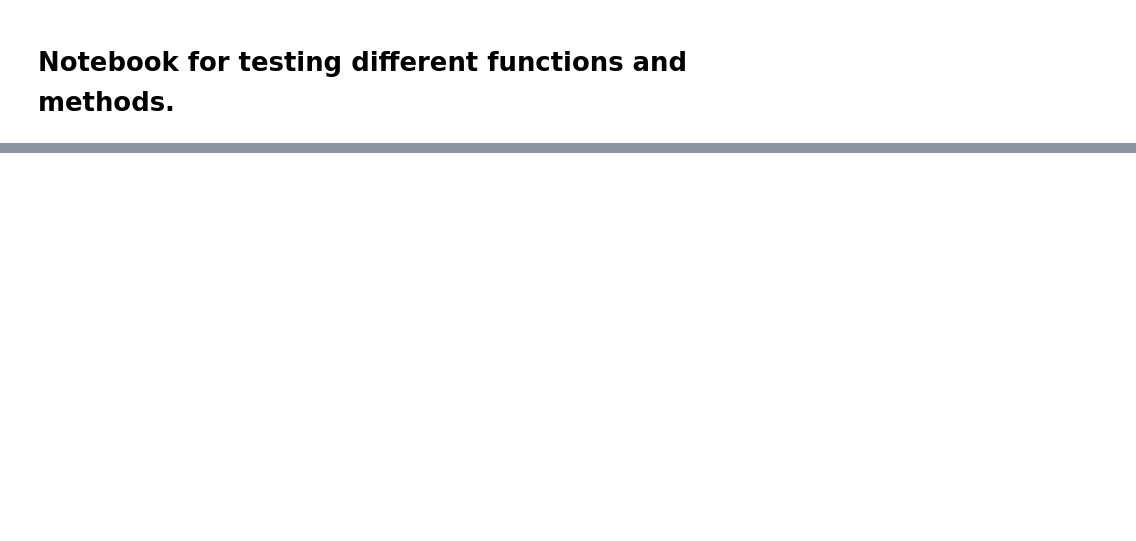
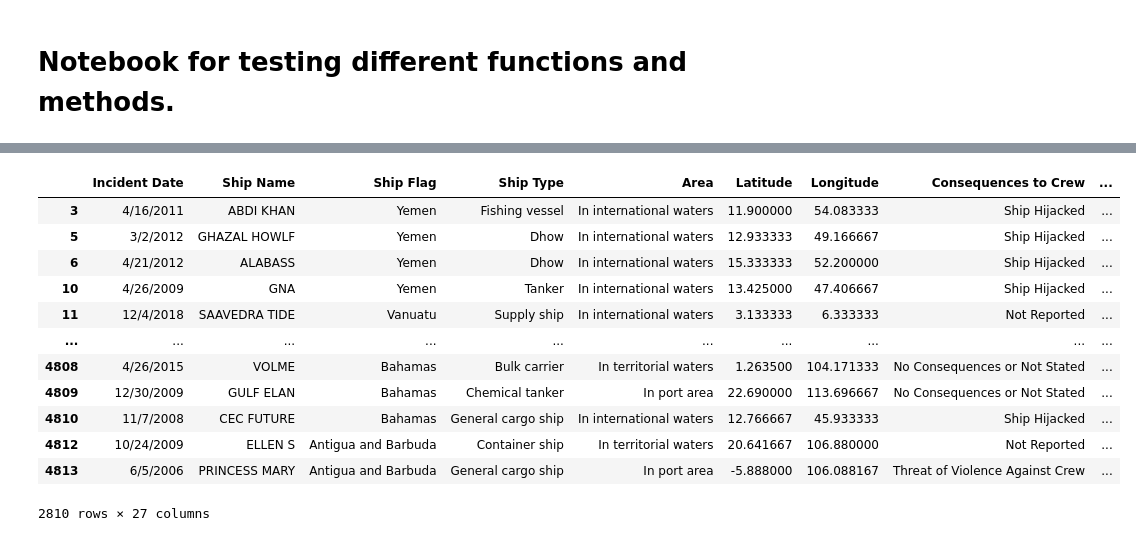
Before and after one commit to deryk96/pirates-of-monterey, a Jupyter notebook: class_testing_notebook.ipynb, the cells around one changed output, grey strips where cells are left out. Drawn from its saved outputs; the diff is of its cells as text; code cells hidden in the pictures; blank space fills up the shorter version.

```diff
--- a/class_testing_notebook.ipynb
+++ b/class_testing_notebook.ipynb
@@ -12,0 +129,16 @@ Dictionary has 4183 vessels.
+# %%
+geo_df_mask
+# %% [output]
+|  | Incident Date | Ship Name | Ship Flag | Ship Type | Area | Latitude | Longitude | Consequences to Crew | ... |
+| 3 | 4/16/2011 | ABDI KHAN | Yemen | Fishing vessel | In international waters | 11.900000 | 54.083333 | Ship Hijacked | ... |
+| 5 | 3/2/2012 | GHAZAL HOWLF | Yemen | Dhow | In international waters | 12.933333 | 49.166667 | Ship Hijacked | ... |
+| 6 | 4/21/2012 | ALABASS | Yemen | Dhow | In international waters | 15.333333 | 52.200000 | Ship Hijacked | ... |
+| 10 | 4/26/2009 | GNA | Yemen | Tanker | In international waters | 13.425000 | 47.406667 | Ship Hijacked | ... |
+| 11 | 12/4/2018 | SAAVEDRA TIDE | Vanuatu | Supply ship | In international waters | 3.133333 | 6.333333 | Not Reported | ... |
+| ... | ... | ... | ... | ... | ... | ... | ... | ... | ... |
+| 4808 | 4/26/2015 | VOLME | Bahamas | Bulk carrier | In territorial waters | 1.263500 | 104.171333 | No Consequences or Not Stated | ... |
+| 4809 | 12/30/2009 | GULF ELAN | Bahamas | Chemical tanker | In port area | 22.690000 | 113.696667 | No Consequences or Not Stated | ... |
+| 4810 | 11/7/2008 | CEC FUTURE | Bahamas | General cargo ship | In international waters | 12.766667 | 45.933333 | Ship Hijacked | ... |
+| 4812 | 10/24/2009 | ELLEN S | Antigua and Barbuda | Container ship | In territorial waters | 20.641667 | 106.880000 | Not Reported | ... |
+| 4813 | 6/5/2006 | PRINCESS MARY | Antigua and Barbuda | General cargo ship | In port area | -5.888000 | 106.088167 | Threat of Violence Against Crew | ... |
+2810 rows × 27 columns
```
Also changed, not shown: parts of 9 cells of this notebook, 22 other files.
